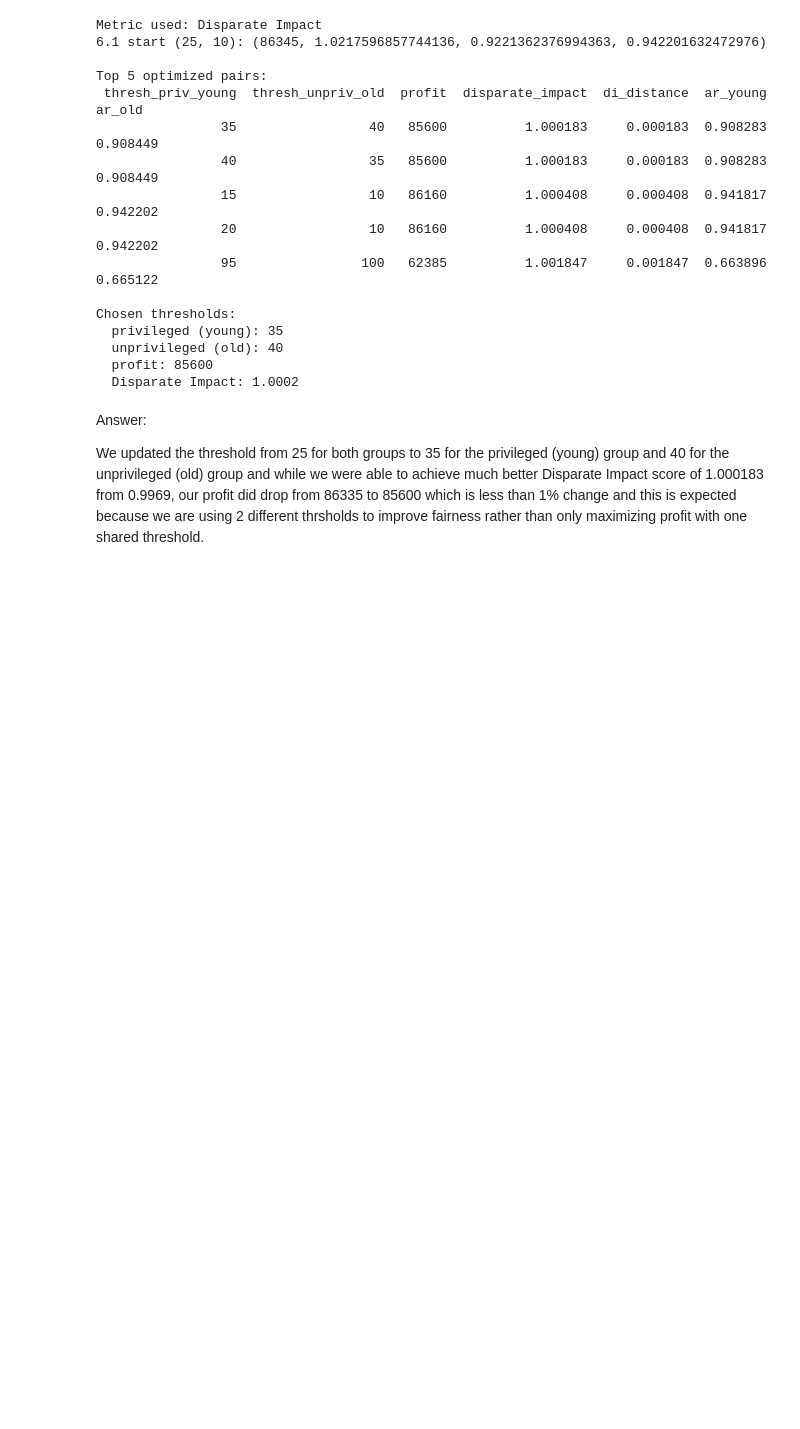
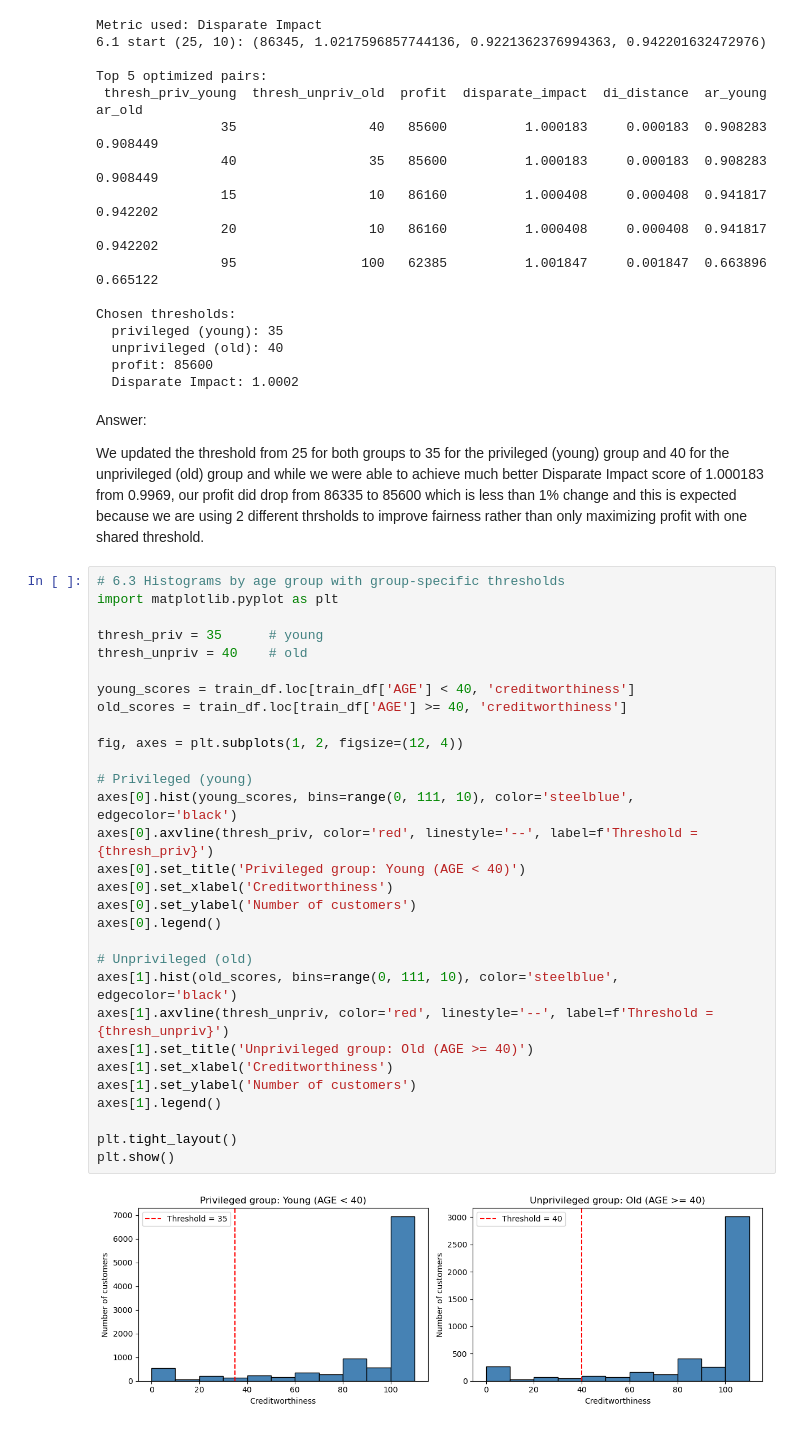
Before and after one commit to lukeckk/CS6603_2026_Summer, a Jupyter notebook: Fairness_and_Bias_Assignment/fairness_bias.ipynb, the cells around one changed output. Drawn from its saved outputs; the diff is of its cells as text; blank space fills up the shorter version.

```diff
--- a/Fairness_and_Bias_Assignment/fairness_bias.ipynb
+++ b/Fairness_and_Bias_Assignment/fairness_bias.ipynb
@@ -381,3 +381,35 @@ Chosen thresholds:
 Answer:
 
 We updated the threshold from 25 for both groups to 35 for the privileged (young) group and 40 for the unprivileged (old) group and while we were able to achieve much better Disparate Impact score of 1.000183 from 0.9969, our profit did drop from 86335 to 85600 which is less than 1% change and this is expected because we are using 2 different thrsholds to improve fairness rather than only maximizing profit with one shared threshold.
+# %%
+# 6.3 Histograms by age group with group-specific thresholds
+import matplotlib.pyplot as plt
+
+thresh_priv = 35      # young
+thresh_unpriv = 40    # old
+
+young_scores = train_df.loc[train_df['AGE'] < 40, 'creditworthiness']
+old_scores = train_df.loc[train_df['AGE'] >= 40, 'creditworthiness']
+
+fig, axes = plt.subplots(1, 2, figsize=(12, 4))
+
+# Privileged (young)
+axes[0].hist(young_scores, bins=range(0, 111, 10), color='steelblue', edgecolor='black')
+axes[0].axvline(thresh_priv, color='red', linestyle='--', label=f'Threshold = {thresh_priv}')
+axes[0].set_title('Privileged group: Young (AGE < 40)')
+axes[0].set_xlabel('Creditworthiness')
+axes[0].set_ylabel('Number of customers')
+axes[0].legend()
+
+# Unprivileged (old)
+axes[1].hist(old_scores, bins=range(0, 111, 10), color='steelblue', edgecolor='black')
+axes[1].axvline(thresh_unpriv, color='red', linestyle='--', label=f'Threshold = {thresh_unpriv}')
+axes[1].set_title('Unprivileged group: Old (AGE >= 40)')
+axes[1].set_xlabel('Creditworthiness')
+axes[1].set_ylabel('Number of customers')
+axes[1].legend()
+
+plt.tight_layout()
+plt.show()
+# %% [output]
+[figure, added]
```
Also changed, not shown: parts of 2 cells of this notebook.
